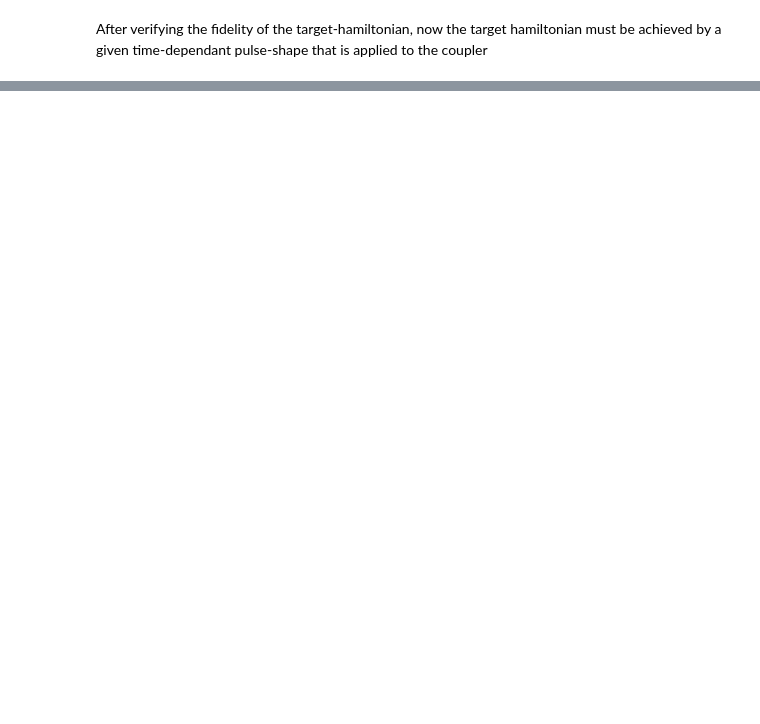
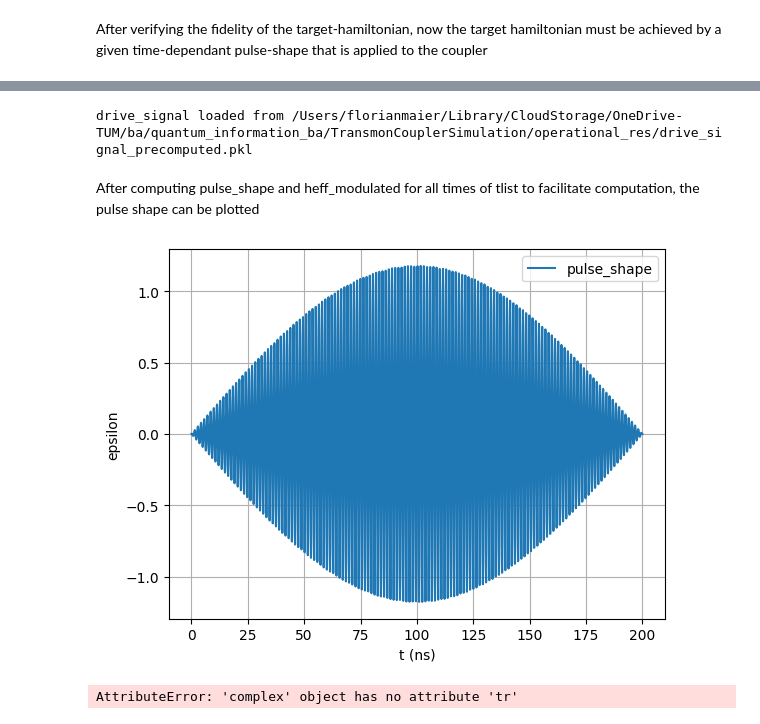
Before and after one commit to FlorianMaier04/TransmonCouplerSimulation, a Jupyter notebook: heff_analysis/heff.ipynb, the cells around one changed output, grey strips where cells are left out. Cells and saved outputs as stored; diff of their text form; code cells hidden in the pictures; blank space fills up the shorter version.

```diff
--- a/heff_analysis/heff.ipynb
+++ b/heff_analysis/heff.ipynb
@@ -185,0 +277,52 @@ def heff_diag_engineered(t, args=None):
+# %%
+# Precompute drive signal with caching
+from scipy.interpolate import interp1d
+import pickle
+
+drive_file = coeff_dir / 'drive_signal_precomputed.pkl'
+
+if drive_file.exists():
+    with open(drive_file, 'rb') as f:
+        drive_signal_precomputed = pickle.load(f)
+    print(f"drive_signal loaded from {drive_file}")
+else:
+    if(len(drive_signal_precomputed) == 0):
+        drive_signal_precomputed = np.array([drive_signal_func(t) for t in tqdm(tlist)])
+    with open(drive_file, 'wb') as f:
+        pickle.dump(drive_signal_precomputed, f)
+    print(f"drive_signal saved to {drive_file}")
+
+def drive_signal_interp(t, args=None):
+    if t <= tlist[0]:
+        return drive_signal_precomputed[0]
+    if t >= tlist[-1]:
+        return drive_signal_precomputed[-1]
+    idx = np.searchsorted(tlist, t) - 1
+    t0 = tlist[idx]
+    t1 = tlist[idx + 1]
+    y0 = drive_signal_precomputed[idx]
+    y1 = drive_signal_precomputed[idx + 1]
+    alpha = (t - t0) / (t1 - t0)
+    # print("idx: ", idx, " t0: ", t0, " t1: ", t1, " y0: ",y0, " y1: ",y1, " alpha: ", alpha)
+    return (1 - alpha) * y0 + alpha * y1
+# %% [output]
+drive_signal loaded from /Users/florianmaier/Library/CloudStorage/OneDrive-TUM/ba/quantum_information_ba/TransmonCouplerSimulation/operational_res/drive_signal_precomputed.pkl
+# %% [markdown]
+After computing pulse_shape and heff_modulated for all times of tlist to facilitate computation, the pulse shape can be plotted
+# %%
+plt.figure()
+plt.plot(tlist, drive_signal_precomputed, label='pulse_shape')
+plt.xlabel('t (ns)')
+plt.ylabel('epsilon')
+plt.legend()
+plt.grid(True)
+plt.show()
+# %% [output]
+[figure, added]
+# %%
+# with the precomputed values, now get the fidelity
+# simulate the result directly over H0 and V1 from s
+lh = [s.H0_dressed, [s.V1_dressed, drive_signal_interp]]
+f = extract_pop_fid(lh, tlist, plot=True, sim=s)
+# %% [output]
+AttributeError: 'complex' object has no attribute 'tr'
```
Also changed, not shown: parts of 25 cells of this notebook, 5 other files.
